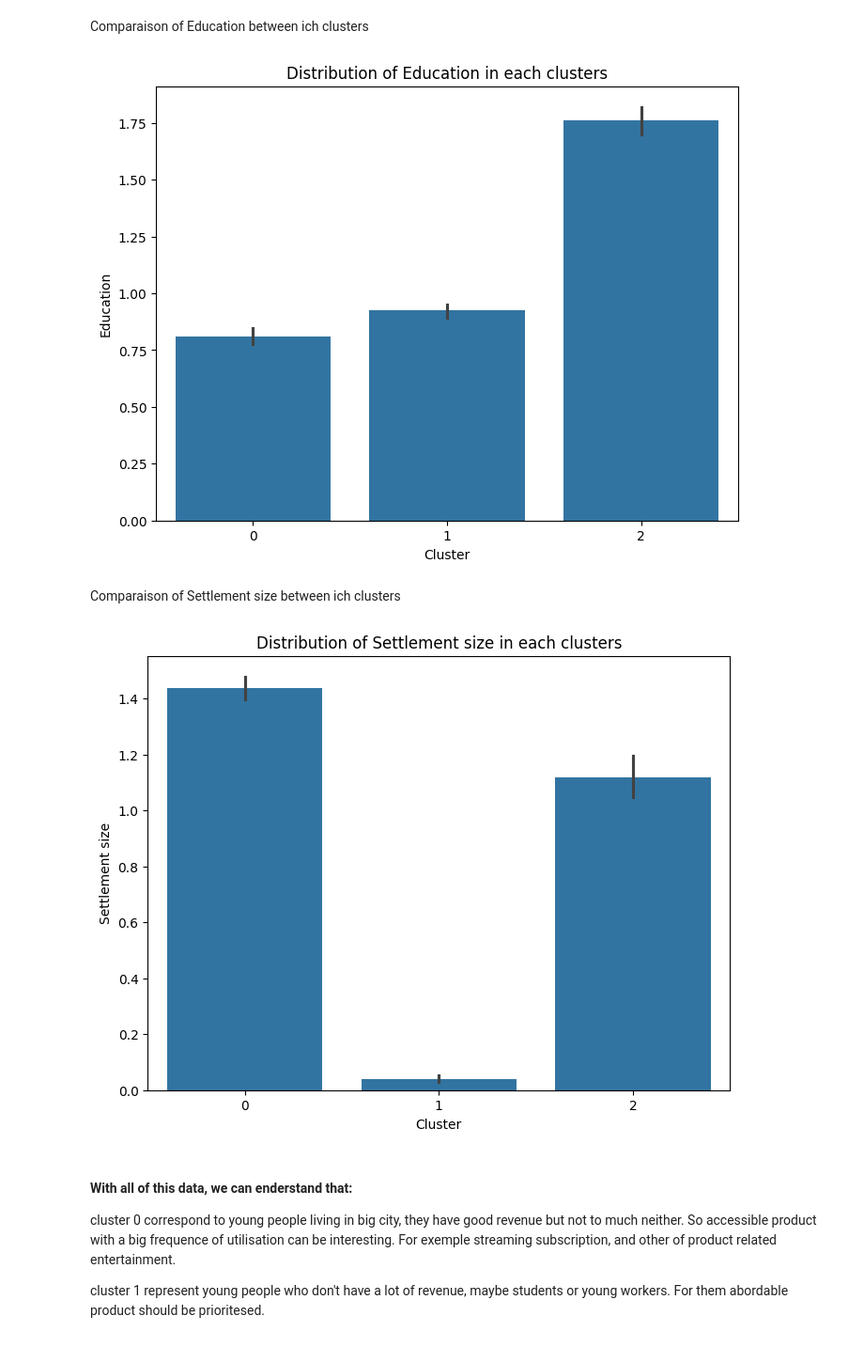
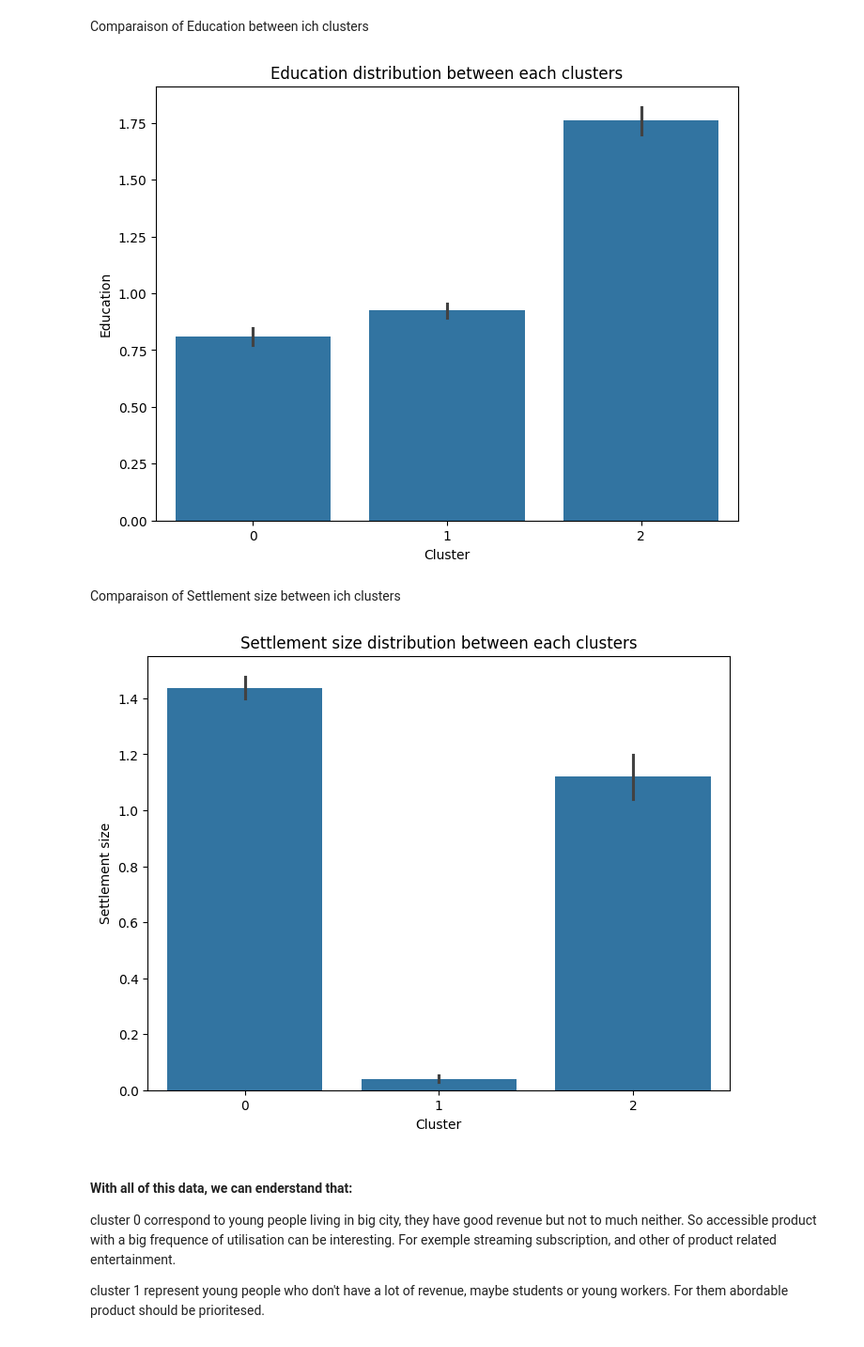
Before and after one commit to Saoty3/Projet_MachinLearning_International, a Jupyter notebook: Analyse_de_donnée.ipynb, the cells around one changed output. Shown: that part at 94% size. Saved outputs shown, nothing was run; the diff lists cells and outputs as text; code cells hidden in the pictures.

```diff
--- a/Analyse_de_donnée.ipynb
+++ b/Analyse_de_donnée.ipynb
@@ -353,23 +353,23 @@ Comparaison of Education between ich clusters
 # %%
 plt.figure(figsize=(8, 6))
 sns.barplot(x=df["Cluster"], y=df["Education"])
-plt.title("Distribution of Education in each clusters")
+plt.title("Education distribution between each clusters")
 plt.xlabel("Cluster")
 plt.ylabel("Education")
 plt.show()
 # %% [output]
-[figure, old version]
+[figure, new version]
 # %% [markdown]
 Comparaison of Settlement size between ich clusters
 # %%
 plt.figure(figsize=(8, 6))
 sns.barplot(x=df["Cluster"], y=df["Settlement size"])
-plt.title("Distribution of Settlement size in each clusters")
+plt.title("Settlement size distribution between each clusters")
 plt.xlabel("Cluster")
 plt.ylabel("Settlement size")
 plt.show()
 # %% [output]
-[figure, old version]
+[figure, new version]
 # %% [markdown]
 #### With all of this data, we can enderstand that:
 
```
Also changed, not shown: parts of 3 cells of this notebook.
